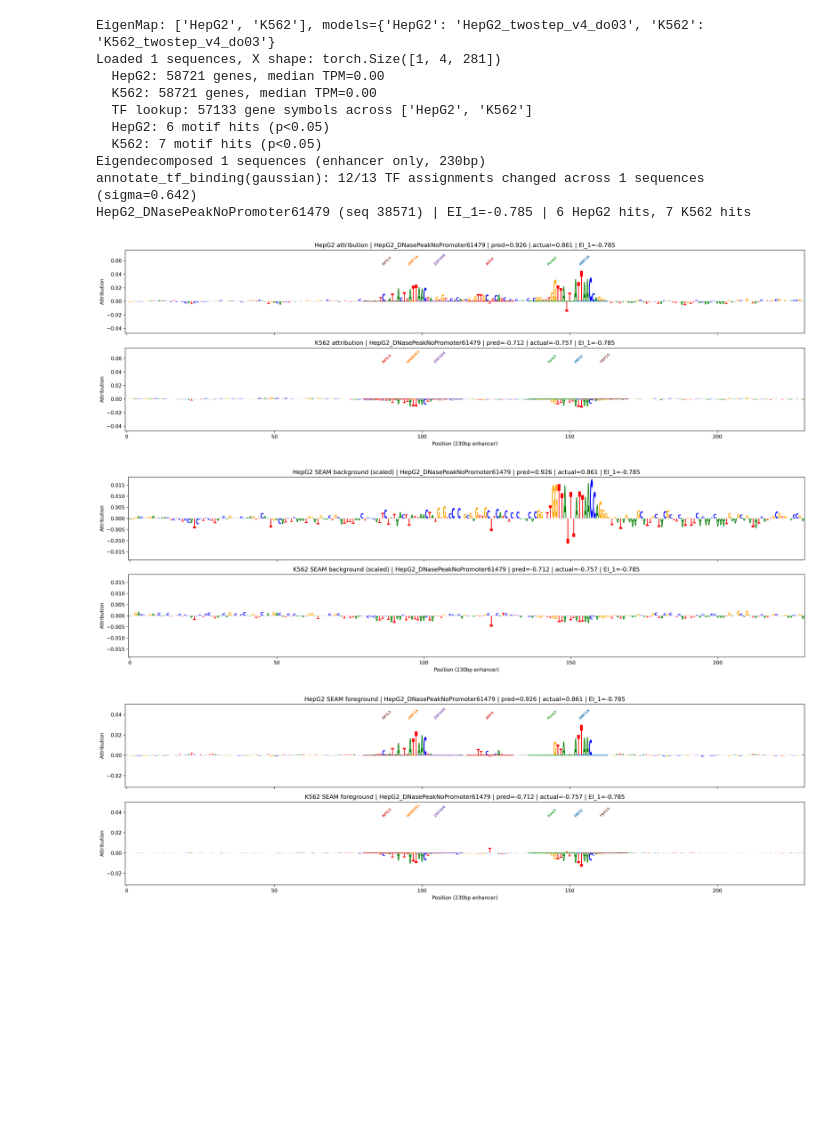
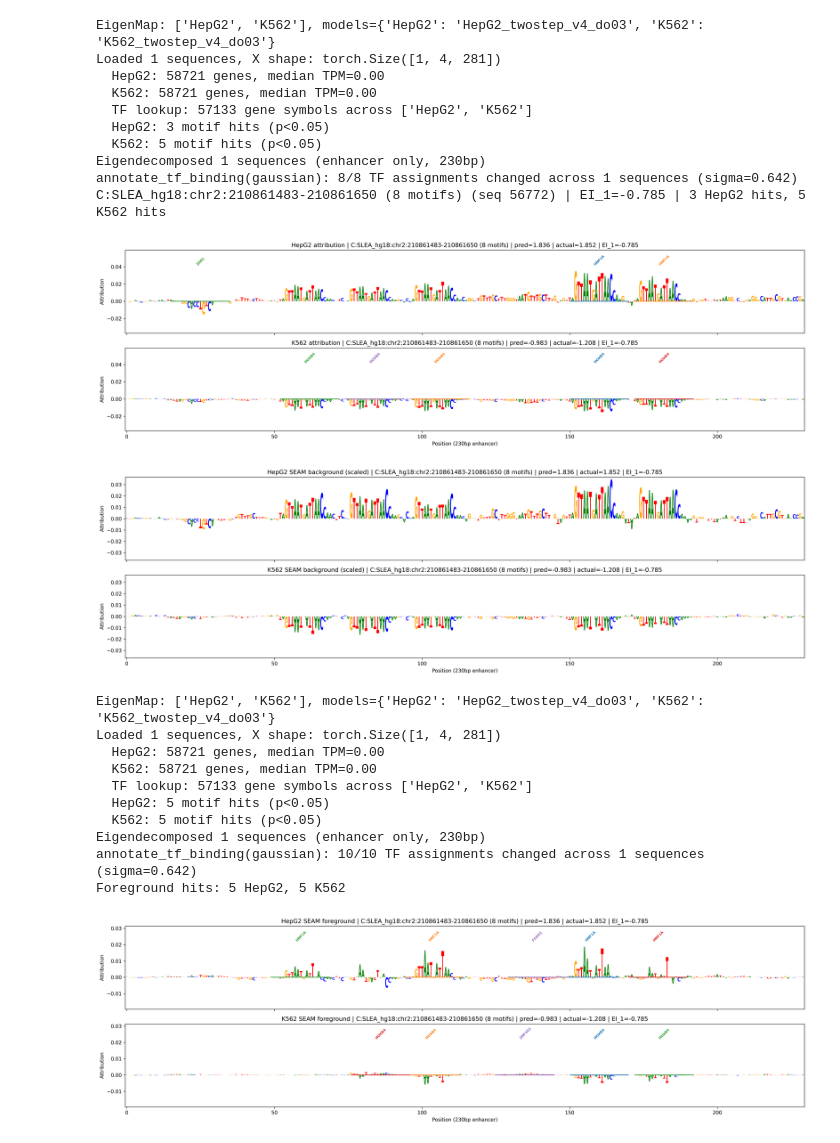
Before and after one commit to pabmantilla/Hippo_dependency_mpra, a Jupyter notebook: SEAM_target_spaces/interp/seam_foreground_viewer.ipynb, the cells around one changed output. Saved outputs shown, nothing was run; the diff lists cells and outputs as text; code cells hidden in the pictures; blank space fills up the shorter version.

Commit message:
seperate foreground v. deepshap annotations

```diff
--- a/SEAM_target_spaces/interp/seam_foreground_viewer.ipynb
+++ b/SEAM_target_spaces/interp/seam_foreground_viewer.ipynb
@@ -30,7 +30,7 @@ attr_data = np.load(lib['attr_npz_path'], allow_pickle=False)
 # condition: 'same-diff', 'diff-diff', 'same-same'
 # rank: 0 = most negative EI_1, 1 = 2nd, etc.
 CONDITION_FILTER = 'same-diff'
-RANK = 1  # 3rd most negative within this condition
+RANK = 0  # (n+1)th most negative within this condition
 
 subset = df[df['condition'] == CONDITION_FILTER].sort_values('EI_1 var x r').reset_index(drop=True)
 print(f"{len(subset)} seqs in '{CONDITION_FILTER}'")
@@ -64,7 +64,7 @@ Selected: seq_idx=38571, EI_1=-0.7846
 # %%
 # --- TFMoDISco / annotation params ---
 WINDOW_SIZE = 10
-FLANK = 3
+FLANK = 5
 PVAL_THRESH = 0.05
 N_NEAREST = 5
 TOP_K = 1
@@ -117,11 +117,11 @@ Loaded 1 sequences, X shape: torch.Size([1, 4, 281])
   HepG2: 58721 genes, median TPM=0.00
   K562: 58721 genes, median TPM=0.00
   TF lookup: 57133 gene symbols across ['HepG2', 'K562']
-  HepG2: 6 motif hits (p<0.05)
-  K562: 7 motif hits (p<0.05)
+  HepG2: 3 motif hits (p<0.05)
+  K562: 5 motif hits (p<0.05)
 Eigendecomposed 1 sequences (enhancer only, 230bp)
-annotate_tf_binding(gaussian): 12/13 TF assignments changed across 1 sequences (sigma=0.642)
-HepG2_DNasePeakNoPromoter61479 (seq 38571) | EI_1=-0.785 | 6 HepG2 hits, 7 K562 hits
+annotate_tf_binding(gaussian): 8/8 TF assignments changed across 1 sequences (sigma=0.642)
+C:SLEA_hg18:chr2:210861483-210861650 (8 motifs) (seq 56772) | EI_1=-0.785 | 3 HepG2 hits, 5 K562 hits
 # %%
 # Normal attribution maps
 MOTIF_COLORS = plt.cm.tab10.colors
@@ -151,7 +151,7 @@ axes[-1].set_xlabel('Position (230bp enhancer)')
 plt.tight_layout()
 plt.show()
 # %% [output]
-[figure, old version]
+[figure, new version]
 # %%
 # SEAM scaled backgrounds
 bgs = {ct: np.load(os.path.join(FG_DIR, ct, str(SEQ_IDX), 'average_background_scaled.npy')) * ohe_enh
@@ -168,33 +168,66 @@ axes[-1].set_xlabel('Position (230bp enhancer)')
 plt.tight_layout()
 plt.show()
 # %% [output]
-[figure, old version]
+[figure, new version]
 # %%
-# SEAM foregrounds with motif annotations
+# Annotate motifs on SEAM foregrounds (same hyperparams as raw attributions)
+em_fg = EigenMap(cell_types=['HepG2', 'K562'])
+em_fg.load_sequences([SEQ])
+ohe_fg = em_fg.X.numpy()
+
+for ct in ['HepG2', 'K562']:
+    fg_nlc = np.load(os.path.join(FG_DIR, ct, str(SEQ_IDX), 'foreground_scaled.npy'))  # (230, 4)
+    fg_cf = fg_nlc.T[np.newaxis]  # (1, 4, 230)
+    fg_281 = np.zeros((1, 4, 281), dtype=np.float32)
+    fg_281[:, :, :230] = fg_cf
+    em_fg.attr_hyp[ct] = fg_281
+    em_fg.attr[ct] = fg_281 * ohe_fg
+    em_fg.importance[ct] = em_fg.attr[ct].sum(axis=1)
+    em_fg.predictions[ct] = em.predictions[ct]
+
+em_fg.load_expression()
+em_fg.annotate_motifs(window_size=WINDOW_SIZE, flank=FLANK, pval_thresh=PVAL_THRESH, n_nearest=N_NEAREST)
+em_fg.eigendecompose()
+em_fg.annotate_tf_binding(method='gaussian')
+
+fg_hits_source = em_fg.motif_hits_ranked
+print(f"Foreground hits: {len(fg_hits_source['HepG2'][0])} HepG2, {len(fg_hits_source['K562'][0])} K562")
+
+# Plot SEAM foregrounds with foreground-based motif annotations
 fgs = {ct: np.load(os.path.join(FG_DIR, ct, str(SEQ_IDX), 'foreground_scaled.npy')) * ohe_enh
        for ct in ['HepG2', 'K562']}
 yabs_fg = max(abs(v).max() for v in fgs.values()) * 1.05
 
 fig, axes = plt.subplots(2, 1, figsize=(20, 6), sharex=True, dpi=300)
 for ci, ct in enumerate(['HepG2', 'K562']):
     fast_logo(fgs[ct], ax=axes[ci], ylim=(-yabs_fg, yabs_fg))
     axes[ci].set_title(title(ct, 'SEAM foreground'))
     axes[ci].set_ylabel('Attribution')
 
-    hits = hits_source[ct][0]
+    hits = fg_hits_source[ct][0]
     if hits:
         ylim = axes[ci].get_ylim()
         yrange = ylim[1] - ylim[0]
         axes[ci].set_ylim(ylim[0], ylim[1] + yrange * 0.3)
         for hi, h in enumerate(hits):
             color = MOTIF_COLORS[hi % len(MOTIF_COLORS)]
             axes[ci].plot([h['start'], h['end']], [0, 0], lw=1.5, color=color, solid_capstyle='butt')
             mid = (h['start'] + h['end']) / 2
             axes[ci].annotate(h['tf'], xy=(mid, ylim[1] + yrange * 0.05),
                               fontsize=7, ha='center', va='bottom', rotation=45, color=color, fontweight='bold')
 
 axes[-1].set_xlabel('Position (230bp enhancer)')
 plt.tight_layout()
 plt.show()
 # %% [output]
+EigenMap: ['HepG2', 'K562'], models={'HepG2': 'HepG2_twostep_v4_do03', 'K562': 'K562_twostep_v4_do03'}
+Loaded 1 sequences, X shape: torch.Size([1, 4, 281])
+  HepG2: 58721 genes, median TPM=0.00
+  K562: 58721 genes, median TPM=0.00
+  TF lookup: 57133 gene symbols across ['HepG2', 'K562']
+  HepG2: 5 motif hits (p<0.05)
+  K562: 5 motif hits (p<0.05)
+Eigendecomposed 1 sequences (enhancer only, 230bp)
+annotate_tf_binding(gaussian): 10/10 TF assignments changed across 1 sequences (sigma=0.642)
+Foreground hits: 5 HepG2, 5 K562
-[figure, old version]
+[figure, new version]
```
Also changed, not shown: parts of 1 cell of this notebook.
